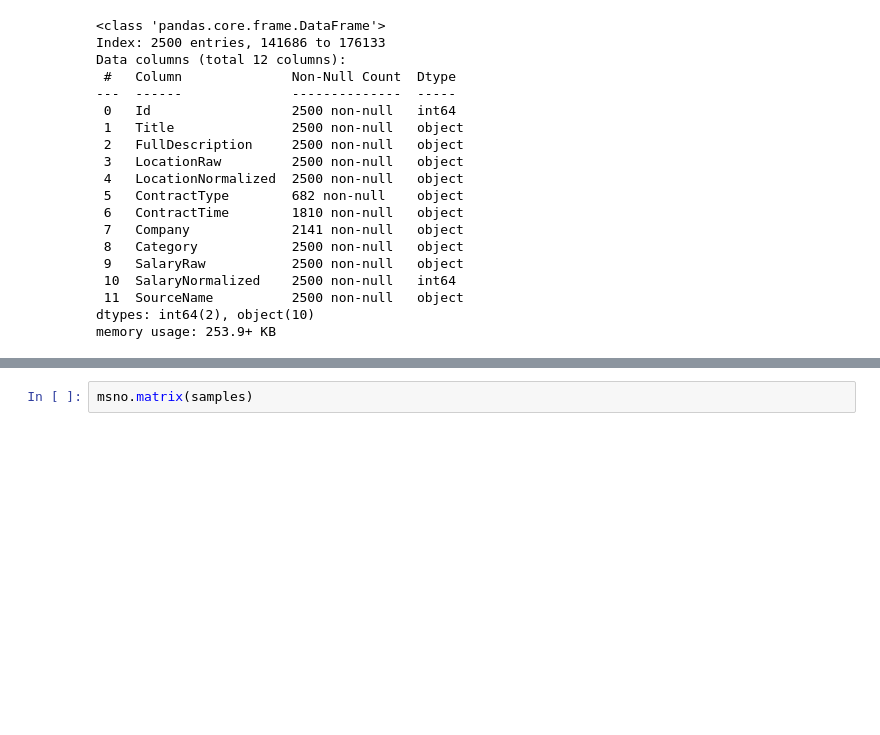
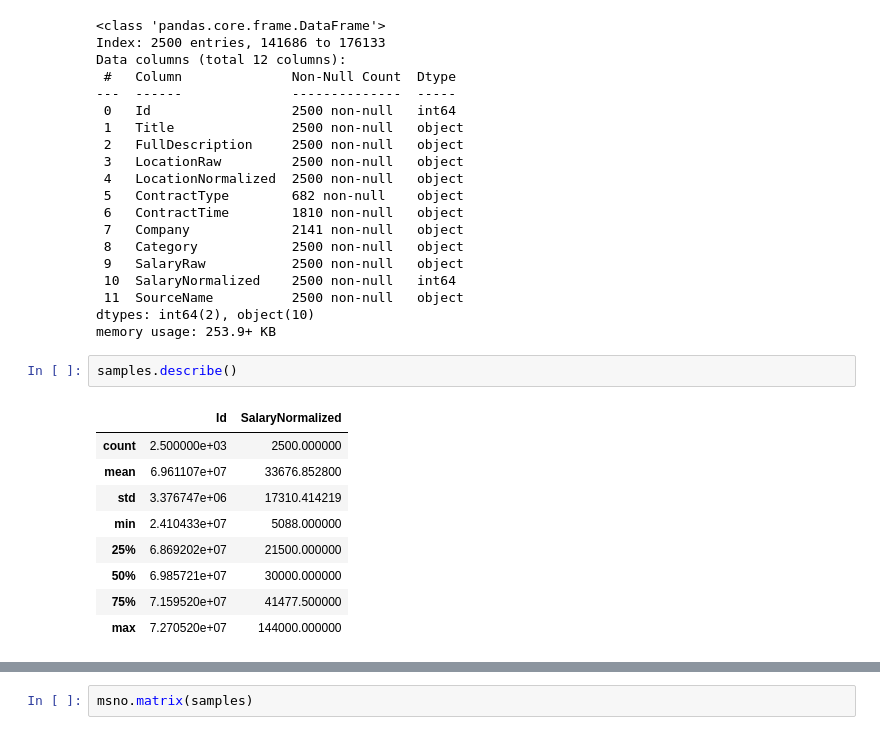
Before and after one commit to SheidaMajidi/JobSalary_Prediction, a Jupyter notebook: SalaryPrediction.ipynb, the cells around one changed output, grey strips where cells are left out. Drawn from its saved outputs; the diff is of its cells as text; blank space fills up the shorter version.

```diff
--- a/SalaryPrediction.ipynb
+++ b/SalaryPrediction.ipynb
@@ -68,3 +76,15 @@ Data columns (total 12 columns):
  11  SourceName          2500 non-null   object
 dtypes: int64(2), object(10)
 memory usage: 253.9+ KB
+# %%
+samples.describe()
+# %% [output]
+|  | Id | SalaryNormalized |
+| count | 2.500000e+03 | 2500.000000 |
+| mean | 6.961107e+07 | 33676.852800 |
+| std | 3.376747e+06 | 17310.414219 |
+| min | 2.410433e+07 | 5088.000000 |
+| 25% | 6.869202e+07 | 21500.000000 |
+| 50% | 6.985721e+07 | 30000.000000 |
+| 75% | 7.159520e+07 | 41477.500000 |
+| max | 7.270520e+07 | 144000.000000 |
```
Also changed, not shown: parts of 23 cells of this notebook, 2 other files.
